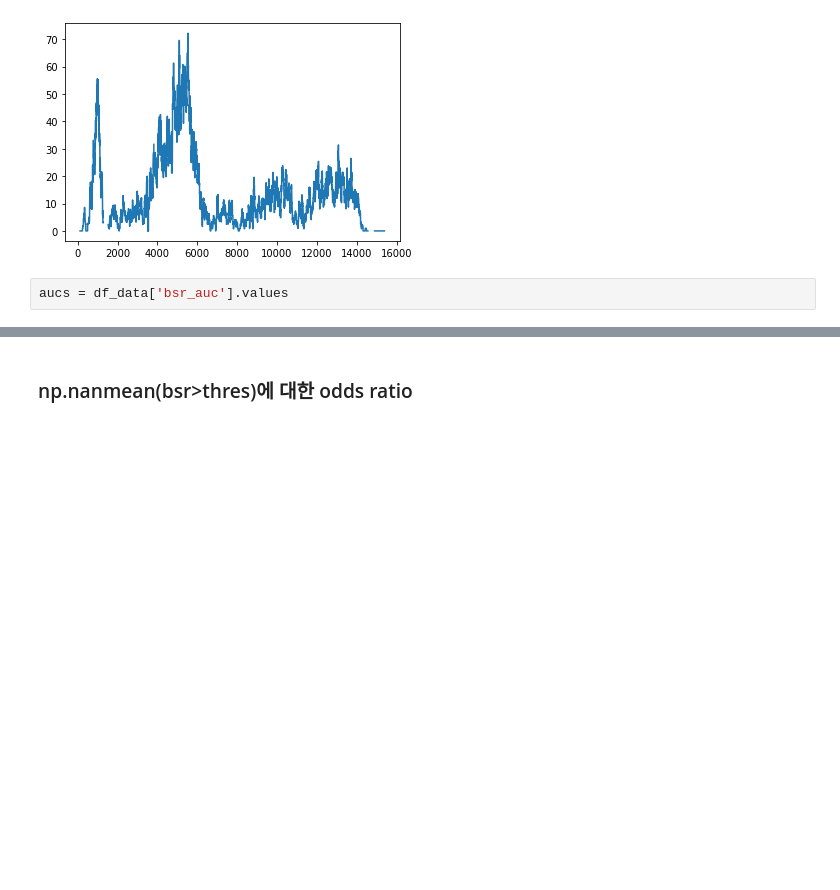
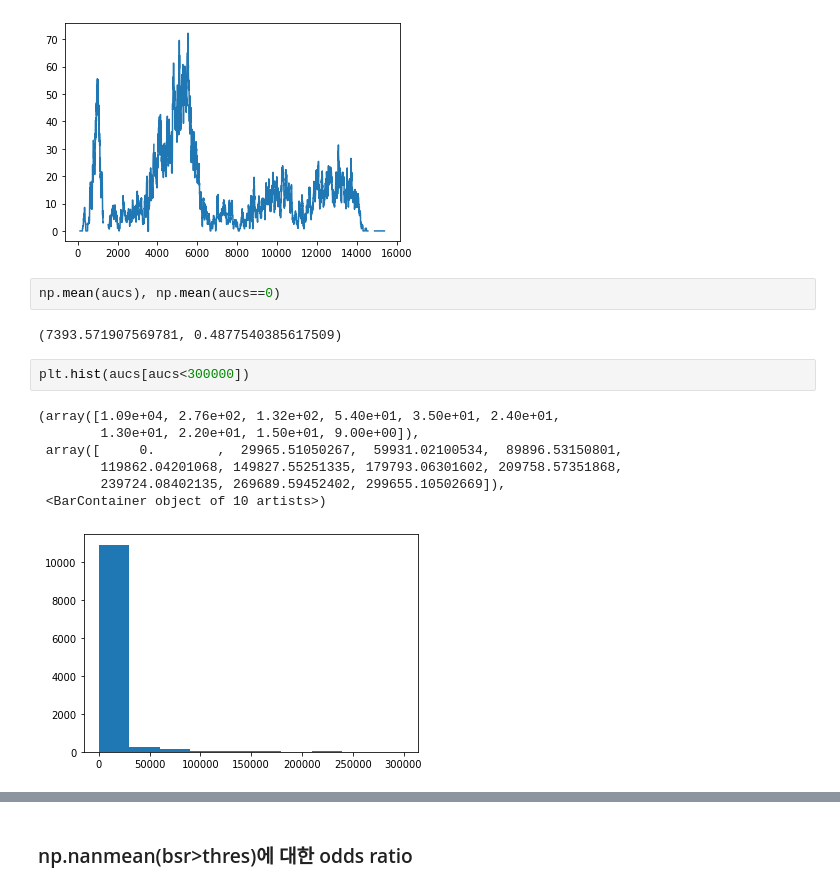
Before and after one commit to Hyeonsik/bsr_pod, a Jupyter notebook: vital_to_numpy.ipynb, the cells around one changed output, grey strips where cells are left out. Saved outputs shown, nothing was run; the diff lists cells and outputs as text; blank space fills up the shorter version.

```diff
--- a/vital_to_numpy.ipynb
+++ b/vital_to_numpy.ipynb
@@ -703,8 +802,20 @@ plt.plot(err_rows[54].values)
 # %% [output]
 [<matplotlib.lines.Line2D at 0x...>]
 [figure]
-# %%
-aucs = df_data['bsr_auc'].values
+# %%
+np.mean(aucs), np.mean(aucs==0)
+# %% [output]
+(7393.571907569781, 0.4877540385617509)
+# %%
+plt.hist(aucs[aucs<300000])
+# %% [output]
+(array([1.09e+04, 2.76e+02, 1.32e+02, 5.40e+01, 3.50e+01, 2.40e+01,
+        1.30e+01, 2.20e+01, 1.50e+01, 9.00e+00]),
+ array([     0.        ,  29965.51050267,  59931.02100534,  89896.53150801,
+        119862.04201068, 149827.55251335, 179793.06301602, 209758.57351868,
+        239724.08402135, 269689.59452402, 299655.10502669]),
+ <BarContainer object of 10 artists>)
+[figure, added]
 # %%
 c = 'bsr_auc'
 model = sm.Logit(df_data['POD'], df_data[['intercept', c]])
```
Also changed, not shown: parts of 17 cells of this notebook, 4 other files.
